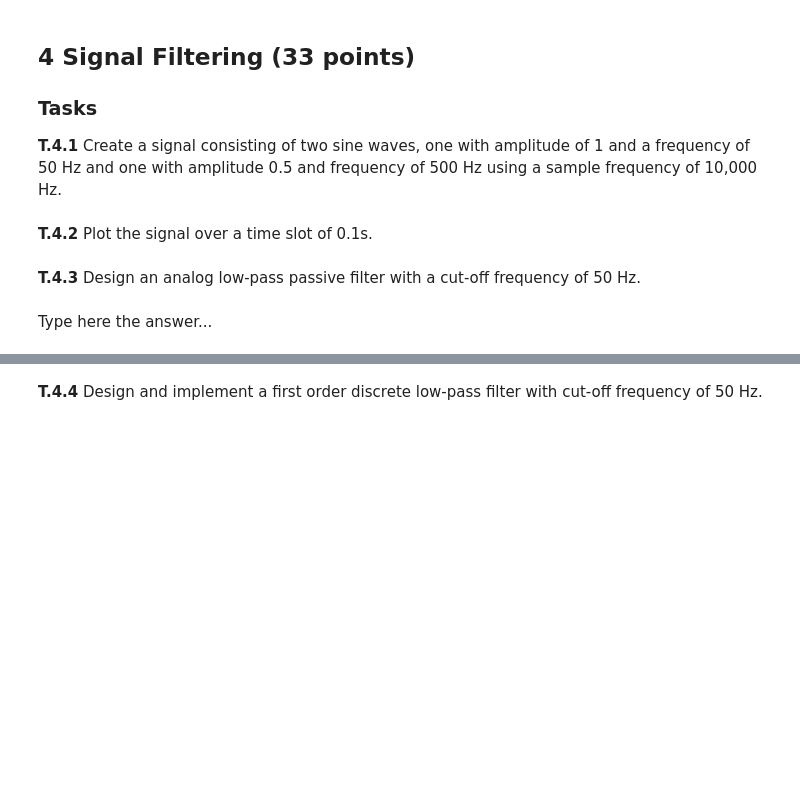
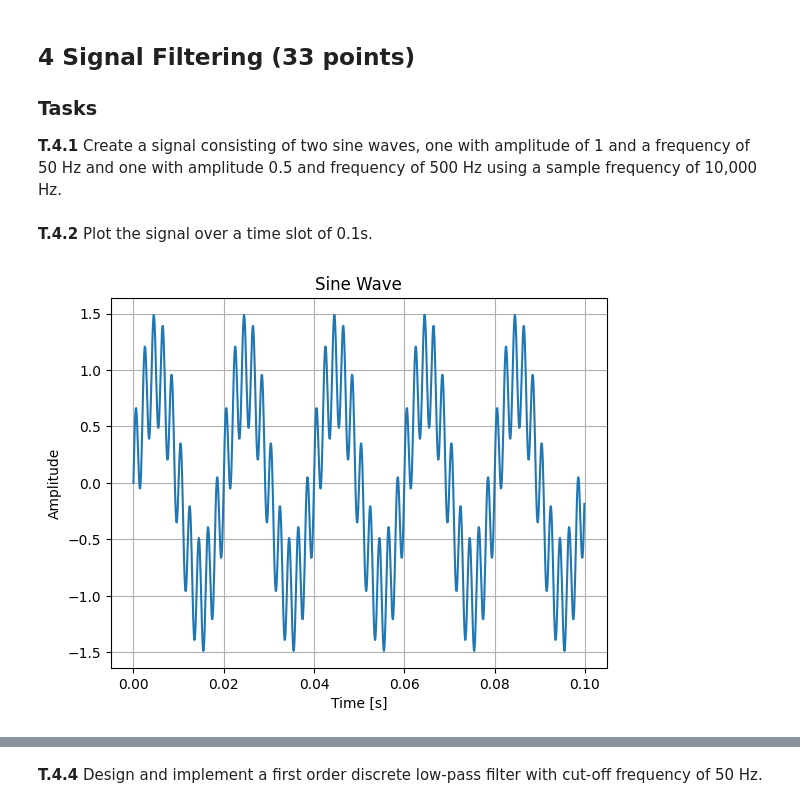
Before and after one commit to samuele-ribaudo/humanoid-sensors-and-actuators, a Jupyter notebook: T5/code/Tutorial_5.ipynb, the cells around one changed output, grey strips where cells are left out. Cells and saved outputs as stored; diff of their text form; code cells hidden in the pictures; blank space fills up the shorter version.

Commit message:
T4 + R4 done without filter images

```diff
--- a/T5/code/Tutorial_5.ipynb
+++ b/T5/code/Tutorial_5.ipynb
@@ -166,3 +164,25 @@ Type here the answer...
+# %%
+# type here the code...
+import numpy as np
+import matplotlib.pyplot as plt
+
+# Signal 1
+frequency_1 = 50
+amplitude_1 = 1.0
+
+# Signal 2
+frequency_2 = 500
+amplitude_2 = 0.5
+
+phase = 0
+sampling_rate = 10000
+duration = 0.1
+
+# Time samples
+t = np.arange(0, duration, 1 / sampling_rate)
+
+# Sine wave samples (signal 1 + signal 2)
+x = amplitude_1 * np.sin(2 * np.pi * frequency_1 * t + phase) + amplitude_2 * np.sin(2 * np.pi * frequency_2 * t + phase)
 # %% [markdown]
 
 
@@ -172,4 +190,10 @@ Type here the answer...
-# %% [markdown]
-**T.4.3** Design an analog low-pass passive filter with a cut-off frequency of 50 Hz.
-# %% [markdown]
-Type here the answer...
+# %%
+
+plt.plot(t, x)
+plt.xlabel("Time [s]")
+plt.ylabel("Amplitude")
+plt.title("Sine Wave")
+plt.grid(True)
+plt.show()
+# %% [output]
+[figure, added]
```
Also changed, not shown: parts of 21 cells of this notebook, 1 other file.
